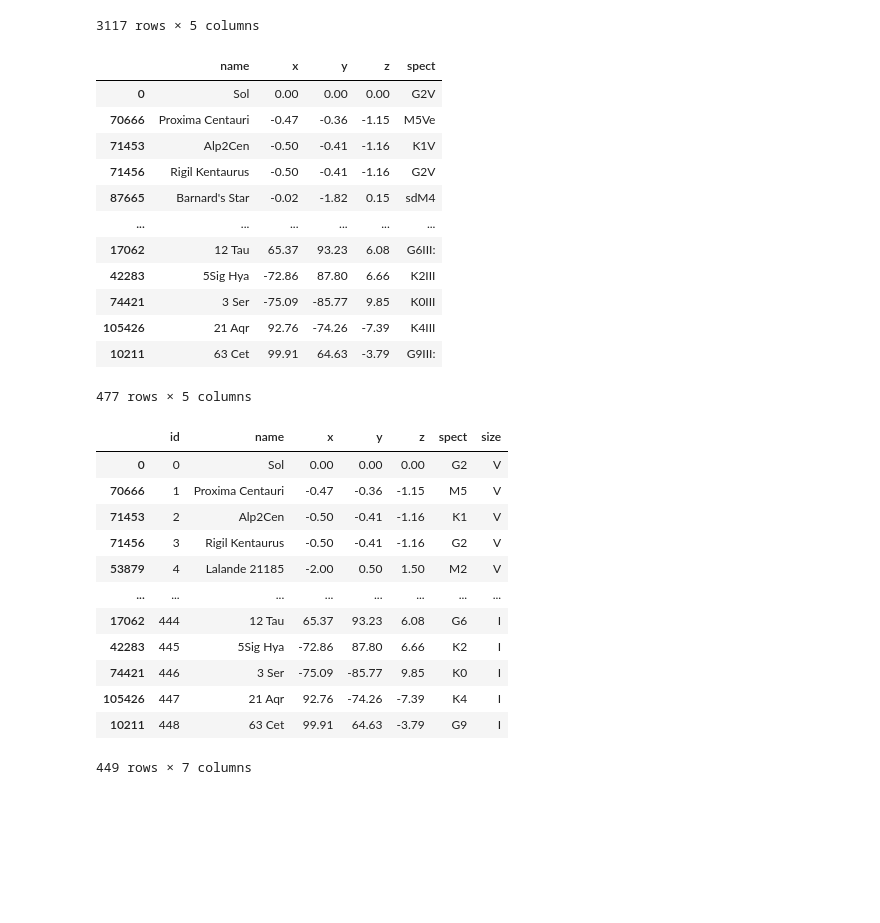
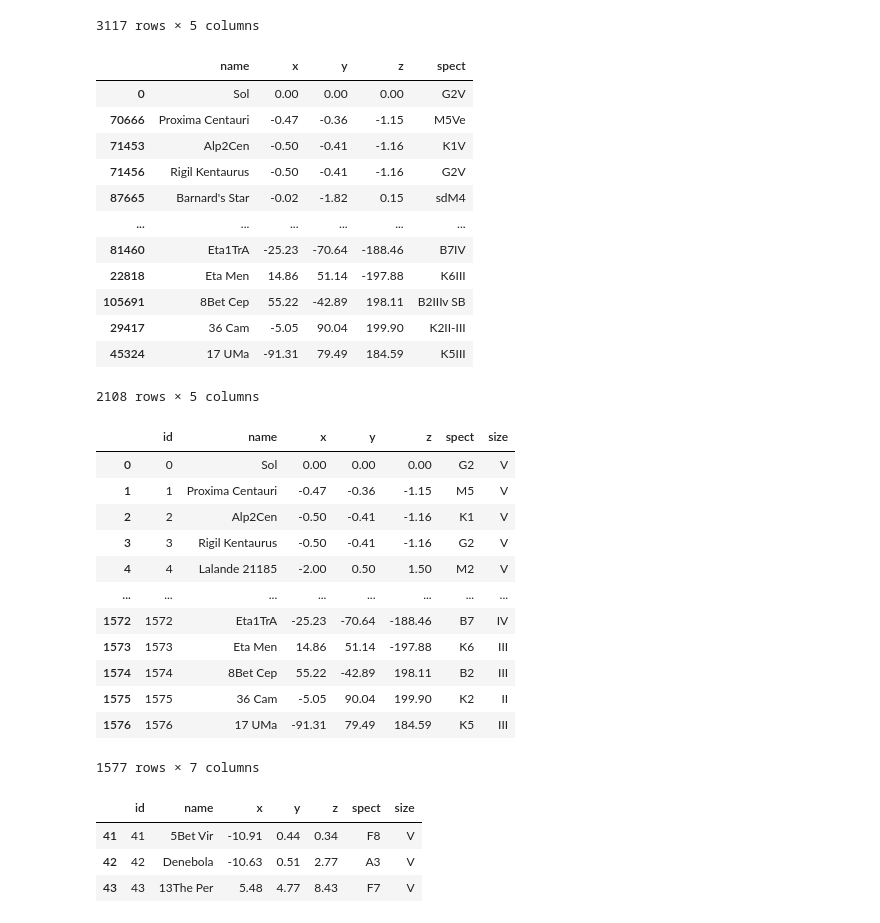
Before and after one commit to michalstruna/space-explorers-old, a Jupyter notebook: data/process_stars.ipynb, the cells around one changed output. Drawn from its saved outputs; the diff is of its cells as text; code cells hidden in the pictures; blank space fills up the shorter version.

```diff
--- a/data/process_stars.ipynb
+++ b/data/process_stars.ipynb
@@ -47,7 +46,7 @@ nearby[["x", "y", "z"]] = nearby[["x", "y", "z"]].round(2)
 
 dist = 100
 
-nearby = nearby[(nearby["x"].abs() < dist) & (nearby["y"].abs() < dist) & (nearby["z"].abs() < 10)]
+nearby = nearby[(nearby["x"].abs() < dist) & (nearby["y"].abs() < dist) & (nearby["z"].abs() < 200)]
 nearby.drop(columns="dist", inplace=True)
 nearby
 # %% [output]
@@ -58,31 +57,41 @@ nearby
 | 71456 | Rigil Kentaurus | -0.50 | -0.41 | -1.16 | G2V |
 | 87665 | Barnard's Star | -0.02 | -1.82 | 0.15 | sdM4 |
 | ... | ... | ... | ... | ... | ... |
-| 17062 | 12 Tau | 65.37 | 93.23 | 6.08 | G6III: |
-| 42283 | 5Sig Hya | -72.86 | 87.80 | 6.66 | K2III |
-| 74421 | 3 Ser | -75.09 | -85.77 | 9.85 | K0III |
-| 105426 | 21 Aqr | 92.76 | -74.26 | -7.39 | K4III |
-| 10211 | 63 Cet | 99.91 | 64.63 | -3.79 | G9III: |
+| 81460 | Eta1TrA | -25.23 | -70.64 | -188.46 | B7IV |
+| 22818 | Eta Men | 14.86 | 51.14 | -197.88 | K6III |
+| 105691 | 8Bet Cep | 55.22 | -42.89 | 198.11 | B2IIIv SB |
+| 29417 | 36 Cam | -5.05 | 90.04 | 199.90 | K2II-III |
+| 45324 | 17 UMa | -91.31 | 79.49 | 184.59 | K5III |
-477 rows × 5 columns
+2108 rows × 5 columns
 # %%
 typed = nearby.copy()
-typed["size"] = typed["spect"].replace(r".*([0VI]+).*", r"\1", regex=True).replace(r"[^0VI]", np.nan, regex=True)
+sizes = "0|I|II|III|IV|V|V|VI|VII"
+typed["size"] = typed["spect"].replace(r"[^0IV]*([0IV]+).*", r"\1", regex=True).replace(r"0(.+)", "\1", regex=True).replace(r"[^0IV]+", np.nan, regex=True)
 typed["spect"] = typed["spect"].replace(r".*([OBAFGKMLT][0-9]).*", r"\1", regex=True)
 typed.dropna(inplace=True)
+typed.drop_duplicates(subset="name", inplace=True)
 typed["id"] = np.arange(len(typed))
+typed.reset_index(inplace=True)
 typed = typed[["id", "name", "x", "y", "z", "spect", "size"]]
 typed
 # %% [output]
 |  | id | name | x | y | z | spect | size |
 | 0 | 0 | Sol | 0.00 | 0.00 | 0.00 | G2 | V |
-| 70666 | 1 | Proxima Centauri | -0.47 | -0.36 | -1.15 | M5 | V |
-| 71453 | 2 | Alp2Cen | -0.50 | -0.41 | -1.16 | K1 | V |
-| 71456 | 3 | Rigil Kentaurus | -0.50 | -0.41 | -1.16 | G2 | V |
-| 53879 | 4 | Lalande 21185 | -2.00 | 0.50 | 1.50 | M2 | V |
+| 1 | 1 | Proxima Centauri | -0.47 | -0.36 | -1.15 | M5 | V |
+| 2 | 2 | Alp2Cen | -0.50 | -0.41 | -1.16 | K1 | V |
+| 3 | 3 | Rigil Kentaurus | -0.50 | -0.41 | -1.16 | G2 | V |
+| 4 | 4 | Lalande 21185 | -2.00 | 0.50 | 1.50 | M2 | V |
 | ... | ... | ... | ... | ... | ... | ... | ... |
-| 17062 | 444 | 12 Tau | 65.37 | 93.23 | 6.08 | G6 | I |
-| 42283 | 445 | 5Sig Hya | -72.86 | 87.80 | 6.66 | K2 | I |
-| 74421 | 446 | 3 Ser | -75.09 | -85.77 | 9.85 | K0 | I |
-| 105426 | 447 | 21 Aqr | 92.76 | -74.26 | -7.39 | K4 | I |
-| 10211 | 448 | 63 Cet | 99.91 | 64.63 | -3.79 | G9 | I |
+| 1572 | 1572 | Eta1TrA | -25.23 | -70.64 | -188.46 | B7 | IV |
+| 1573 | 1573 | Eta Men | 14.86 | 51.14 | -197.88 | K6 | III |
+| 1574 | 1574 | 8Bet Cep | 55.22 | -42.89 | 198.11 | B2 | III |
+| 1575 | 1575 | 36 Cam | -5.05 | 90.04 | 199.90 | K2 | II |
+| 1576 | 1576 | 17 UMa | -91.31 | 79.49 | 184.59 | K5 | III |
-449 rows × 7 columns
+1577 rows × 7 columns
+# %%
+typed.iloc[41:44]
+# %% [output]
+|  | id | name | x | y | z | spect | size |
+| 41 | 41 | 5Bet Vir | -10.91 | 0.44 | 0.34 | F8 | V |
+| 42 | 42 | Denebola | -10.63 | 0.51 | 2.77 | A3 | V |
+| 43 | 43 | 13The Per | 5.48 | 4.77 | 8.43 | F7 | V |
```
Also changed, not shown: parts of 4 cells of this notebook, 5 other files.
